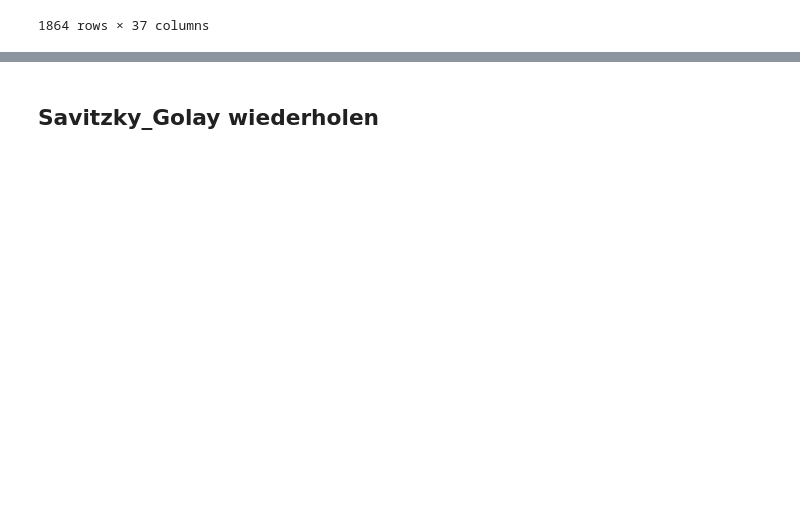
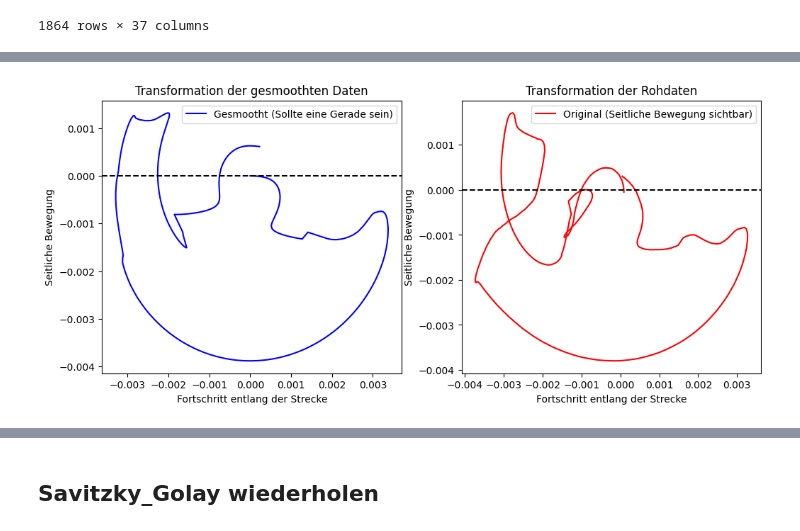
Before and after one commit to Louisfhgr/Dash.py, a Jupyter notebook: Vorwärtsbewegung_standartisieren.ipynb, the cells around one changed output, grey strips where cells are left out. Saved outputs shown, nothing was run; the diff lists cells and outputs as text; code cells hidden in the pictures; blank space fills up the shorter version.

```diff
--- a/Vorwärtsbewegung_standartisieren.ipynb
+++ b/Vorwärtsbewegung_standartisieren.ipynb
@@ -530,0 +551,16 @@ df_modified_Stan[['latitude', 'longitude',"latitude_smooth","longitude_smooth"]]
+# %%
+# 1️⃣ Tangentenvektoren für jede Position berechnen
+dx = np.diff(df_rot['longitude_smooth'])
+dy = np.diff(df_rot['latitude_smooth'])
+phi = np.arctan2(dy, dx)  # Lokaler Winkel für jede Position (Bogenmaß)
+
+# 2️⃣ Ergänze phi für die letzte Zeile, damit die Dimensionen stimmen
+phi = np.append(phi, phi[-1])
+
+# 3️⃣ Speichere phi als neue Spalte im DataFrame
+df_rot['phi_tangent'] = phi
+
+# 4️⃣ Falls du die Winkel in Grad statt in Bogenmaß willst:
+df_rot['phi_tangent_deg'] = np.degrees(phi)  # Umwandlung in Grad
+
+df_rot
@@ -530,0 +600,69 @@ df_modified_Stan[['latitude', 'longitude',"latitude_smooth","longitude_smooth"]]
+# %%
+import numpy as np
+import matplotlib.pyplot as plt
+
+# 1️⃣ Listen für transformierte Koordinaten (gesmootht vs. roh)
+x_transformed_smooth = []
+y_transformed_smooth = []
+
+x_transformed_raw = []
+y_transformed_raw = []
+
+# 2️⃣ Transformation für jede Position
+for i in range(len(df_rot)):
+    cos_phi, sin_phi = np.cos(-df_rot['phi_tangent'].iloc[i]), np.sin(-df_rot['phi_tangent'].iloc[i])
+
+    # Originale Werte
+    x_raw = df_rot['longitude'].iloc[i]
+    y_raw = df_rot['latitude'].iloc[i]
+
+    # Gesmoothete Werte
+    x_smooth = df_rot['longitude_smooth'].iloc[i]
+    y_smooth = df_rot['latitude_smooth'].iloc[i]
+
+    x0 = df_rot['longitude_smooth'].iloc[0]  # Bezugspunkt
+    y0 = df_rot['latitude_smooth'].iloc[0]
+
+    # 2a️⃣ Rotation der gesmoothten Daten (Erwartung: Gerade)
+    x_smooth_new = cos_phi * (x_smooth - x0) - sin_phi * (y_smooth - y0)
+    y_smooth_new = sin_phi * (x_smooth - x0) + cos_phi * (y_smooth - y0)
+
+    x_transformed_smooth.append(x_smooth_new)
+    y_transformed_smooth.append(y_smooth_new)
+
+    # 2b️⃣ Rotation der Rohdaten (Erwartung: Laterale Bewegung sichtbar)
+    x_raw_new = cos_phi * (x_raw - x0) - sin_phi * (y_raw - y0)
+    y_raw_new = sin_phi * (x_raw - x0) + cos_phi * (y_raw - y0)
+
+    x_transformed_raw.append(x_raw_new)
+    y_transformed_raw.append(y_raw_new)
+
+# 3️⃣ Ergebnisse als neue Spalten im DataFrame speichern
+df_rot['x_transformed_raw'] = x_transformed_raw
+df_rot['y_transformed_raw'] = y_transformed_raw
+df_rot['x_transformed_smooth'] = x_transformed_smooth
+df_rot['y_transformed_smooth'] = y_transformed_smooth
+
+# 4️⃣ Plots vergleichen
+plt.figure(figsize=(12,5))
+
+# Plot der gesmoothten Transformation (Sollte eine Gerade sein)
+plt.subplot(1, 2, 1)
+plt.plot(df_rot['x_transformed_smooth'], df_rot['y_transformed_smooth'], label="Gesmootht (Sollte eine Gerade sein)", color='b')
+plt.axhline(0, color='black', linestyle='--')
+plt.xlabel("Fortschritt entlang der Strecke")
+plt.ylabel("Seitliche Bewegung")
+plt.title("Transformation der gesmoothten Daten")
+plt.legend()
+
+# Plot der Rohdaten-Transformation (Seitliche Bewegung sichtbar)
+plt.subplot(1, 2, 2)
+plt.plot(df_rot['x_transformed_raw'], df_rot['y_transformed_raw'], label="Original (Seitliche Bewegung sichtbar)", color='r')
+plt.axhline(0, color='black', linestyle='--')
+plt.xlabel("Fortschritt entlang der Strecke")
+plt.ylabel("Seitliche Bewegung")
+plt.title("Transformation der Rohdaten")
+plt.legend()
+
+plt.show()
+# %% [output]
@@ -530,0 +686 @@ df_modified_Stan[['latitude', 'longitude',"latitude_smooth","longitude_smooth"]]
+[figure, added]
```
Also changed, not shown: parts of 17 cells of this notebook.
